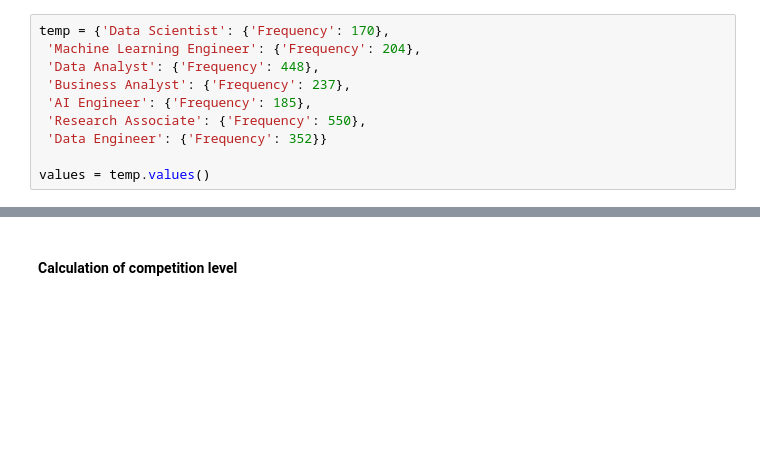
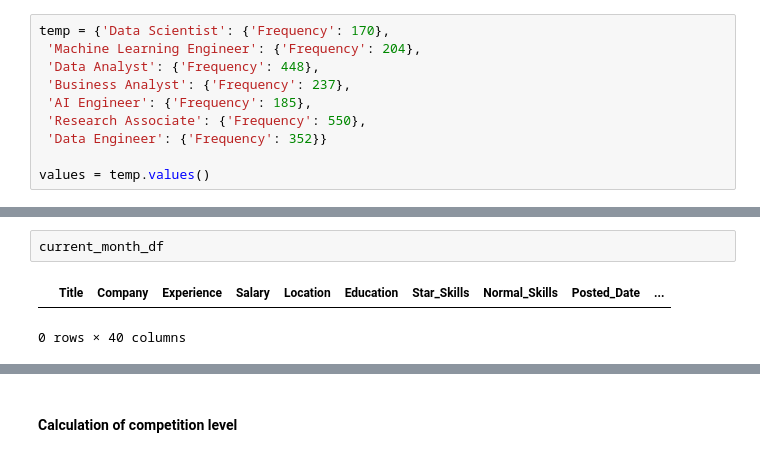
Before and after one commit to 2004harshit/job_trend_predictor, a Jupyter notebook: notebooks/domain_confusion_resolver.ipynb, the cells around one changed output, grey strips where cells are left out. Drawn from its saved outputs; the diff is of its cells as text; blank space fills up the shorter version.

```diff
--- a/notebooks/domain_confusion_resolver.ipynb
+++ b/notebooks/domain_confusion_resolver.ipynb
@@ -190,0 +229,5 @@ QA Engineer 2.5095
+# %%
+current_month_df
+# %% [output]
+|  | Title | Company | Experience | Salary | Location | Education | Star_Skills | Normal_Skills | Posted_Date | ... |
+0 rows × 40 columns
```
Also changed, not shown: parts of 12 cells of this notebook, 19 other files.
